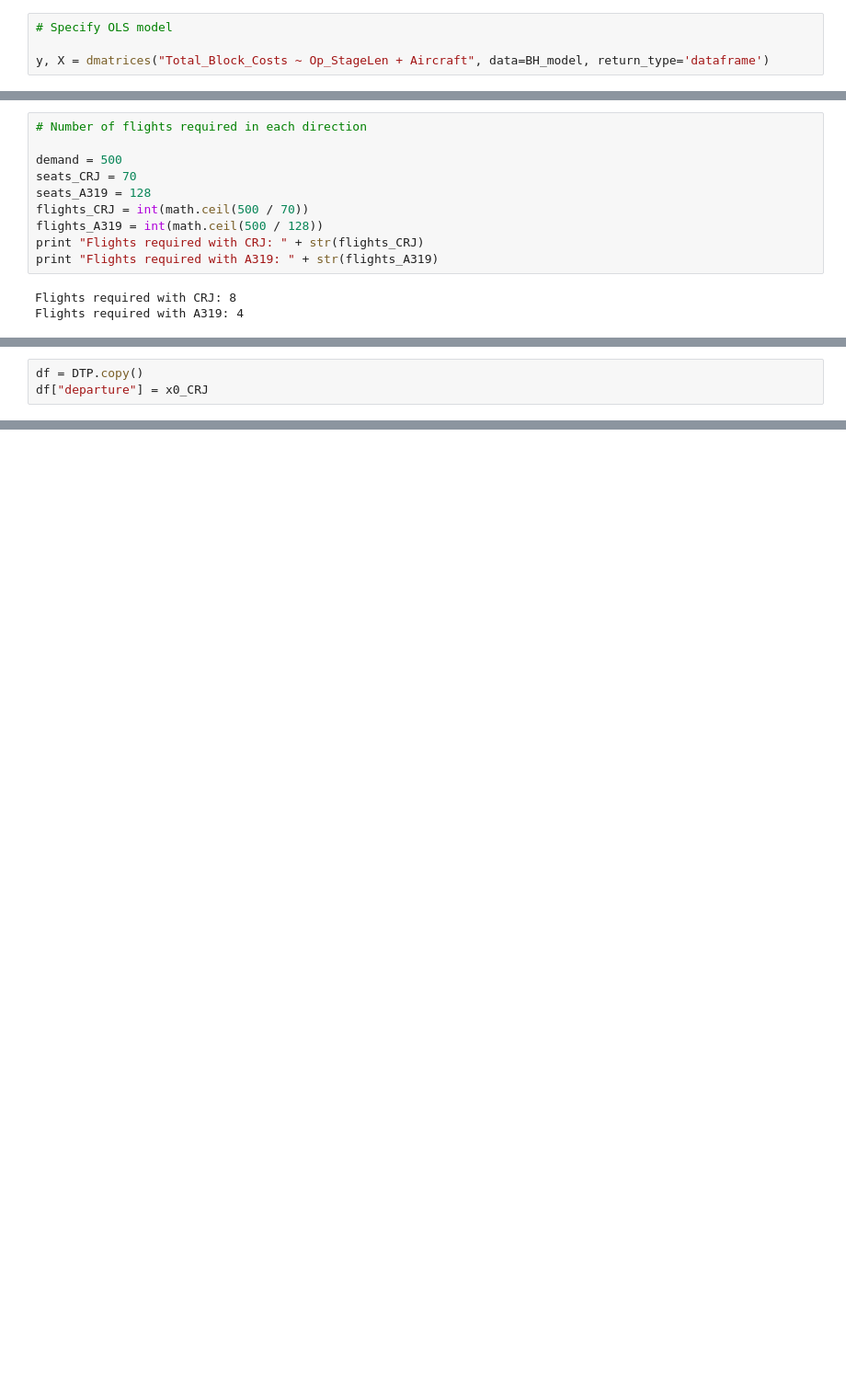
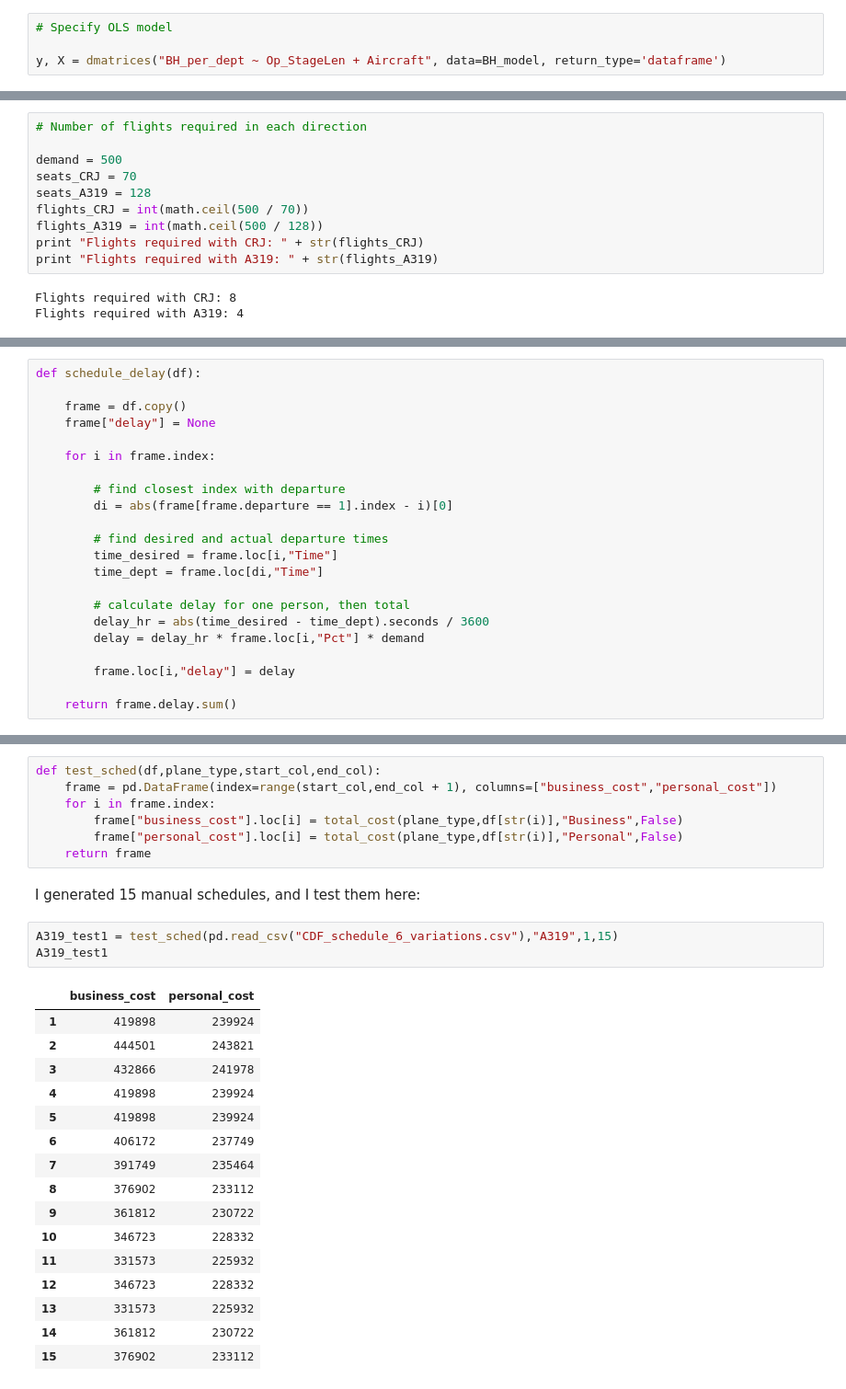
Before and after one commit to pksohn/Berkeley, a Jupyter notebook: CE260 Assignment 3 - Airline Economics.ipynb, the cells around one changed output, grey strips where cells are left out. Shown: that part at 92% size. Drawn from its saved outputs; the diff is of its cells as text; blank space fills up the shorter version.

```diff
--- a/CE260 Assignment 3 - Airline Economics.ipynb
+++ b/CE260 Assignment 3 - Airline Economics.ipynb
@@ -136,7 +143,7 @@ BH_model
 # %%
 # Specify OLS model
 
-y, X = dmatrices("Total_Block_Costs ~ Op_StageLen + Aircraft", data=BH_model, return_type='dataframe')
+y, X = dmatrices("BH_per_dept ~ Op_StageLen + Aircraft", data=BH_model, return_type='dataframe')
 # %%
 # run regression and return parameters
 
@@ -354,3 +301,0 @@ print x0_CRJ
-# %%
-df = DTP.copy()
-df["departure"] = x0_CRJ
@@ -409,0 +354,22 @@ IndexError: index 0 is out of bounds for axis 0 with size 0
+# %%
+def schedule_delay(df):
+
+    frame = df.copy()
+    frame["delay"] = None
+
+    for i in frame.index:
+
+        # find closest index with departure
+        di = abs(frame[frame.departure == 1].index - i)[0]
+
+        # find desired and actual departure times
+        time_desired = frame.loc[i,"Time"]
+        time_dept = frame.loc[di,"Time"]
+
+        # calculate delay for one person, then total
+        delay_hr = abs(time_desired - time_dept).seconds / 3600
+        delay = delay_hr * frame.loc[i,"Pct"] * demand
+
+        frame.loc[i,"delay"] = delay
+
+    return frame.delay.sum()
@@ -409,0 +534,29 @@ IndexError: index 0 is out of bounds for axis 0 with size 0
+# %%
+def test_sched(df,plane_type,start_col,end_col):
+    frame = pd.DataFrame(index=range(start_col,end_col + 1), columns=["business_cost","personal_cost"])
+    for i in frame.index:
+        frame["business_cost"].loc[i] = total_cost(plane_type,df[str(i)],"Business",False)
+        frame["personal_cost"].loc[i] = total_cost(plane_type,df[str(i)],"Personal",False)
+    return frame
+# %% [markdown]
+I generated 15 manual schedules, and I test them here:
+# %%
+A319_test1 = test_sched(pd.read_csv("CDF_schedule_6_variations.csv"),"A319",1,15)
+A319_test1
+# %% [output]
+|  | business_cost | personal_cost |
+| 1 | 419898 | 239924 |
+| 2 | 444501 | 243821 |
+| 3 | 432866 | 241978 |
+| 4 | 419898 | 239924 |
+| 5 | 419898 | 239924 |
+| 6 | 406172 | 237749 |
+| 7 | 391749 | 235464 |
+| 8 | 376902 | 233112 |
+| 9 | 361812 | 230722 |
+| 10 | 346723 | 228332 |
+| 11 | 331573 | 225932 |
+| 12 | 346723 | 228332 |
+| 13 | 331573 | 225932 |
+| 14 | 361812 | 230722 |
+| 15 | 376902 | 233112 |
```
Also changed, not shown: parts of 66 cells of this notebook.
